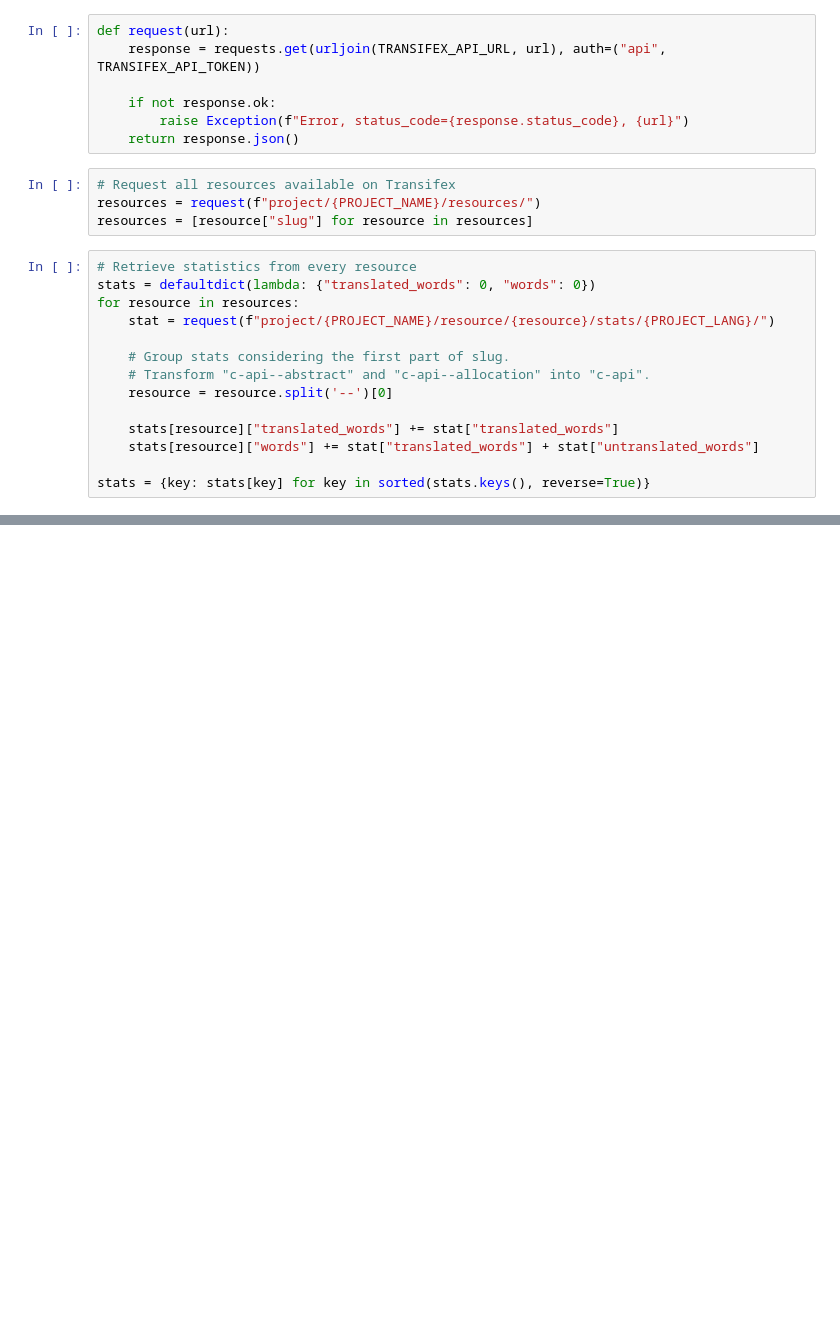
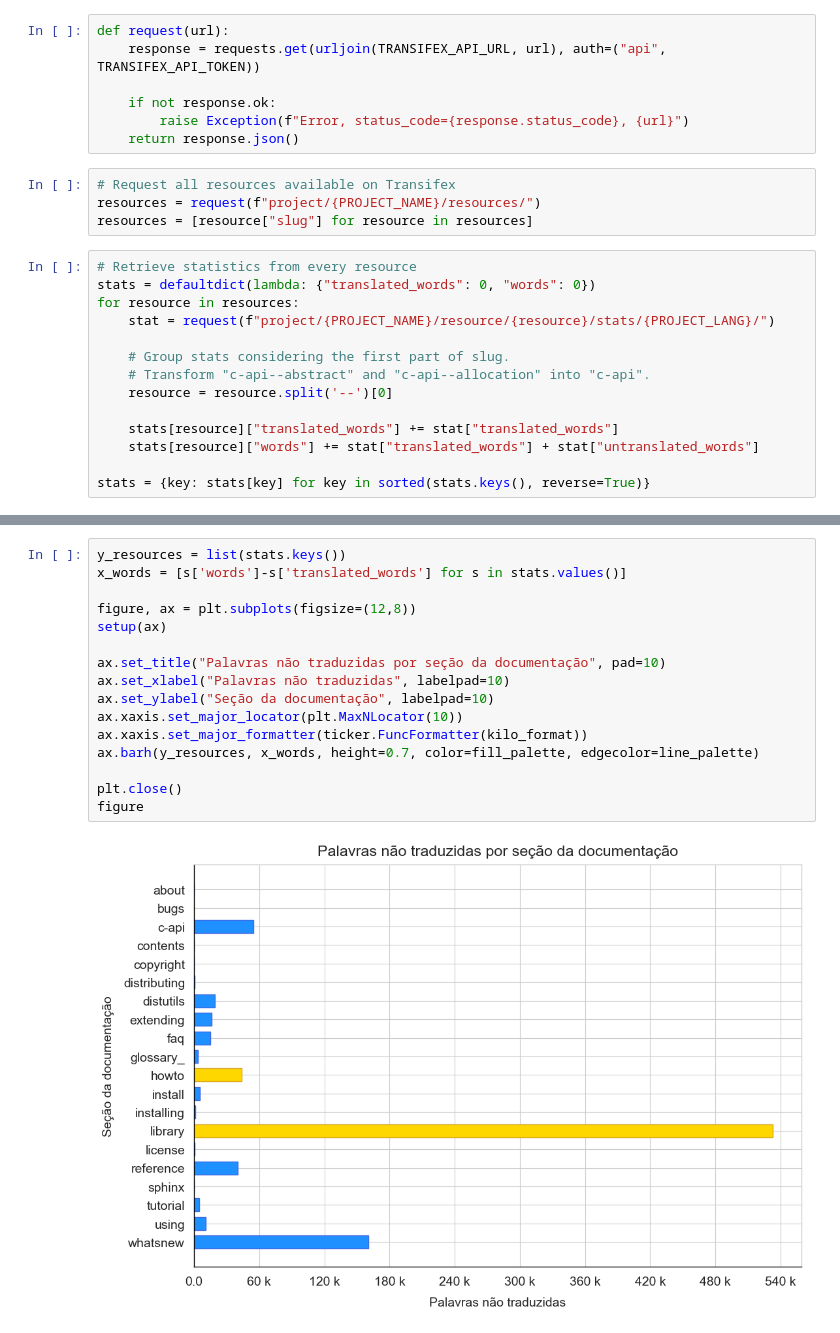
Before and after one commit to rougeth/python-doc-br-stats, a Jupyter notebook: python_doc_br.ipynb, the cells around one changed output, grey strips where cells are left out. Saved outputs shown, nothing was run; the diff lists cells and outputs as text; blank space fills up the shorter version.

```diff
--- a/python_doc_br.ipynb
+++ b/python_doc_br.ipynb
@@ -146,0 +91,18 @@ plt.show()
+# %%
+y_resources = list(stats.keys())
+x_words = [s['words']-s['translated_words'] for s in stats.values()]
+
+figure, ax = plt.subplots(figsize=(12,8))
+setup(ax)
+
+ax.set_title("Palavras não traduzidas por seção da documentação", pad=10)
+ax.set_xlabel("Palavras não traduzidas", labelpad=10)
+ax.set_ylabel("Seção da documentação", labelpad=10)
+ax.xaxis.set_major_locator(plt.MaxNLocator(10))
+ax.xaxis.set_major_formatter(ticker.FuncFormatter(kilo_format))
+ax.barh(y_resources, x_words, height=0.7, color=fill_palette, edgecolor=line_palette)
+
+plt.close()
+figure
+# %% [output]
+[figure, added]
```
Also changed, not shown: parts of 8 cells of this notebook, 1 other file.
